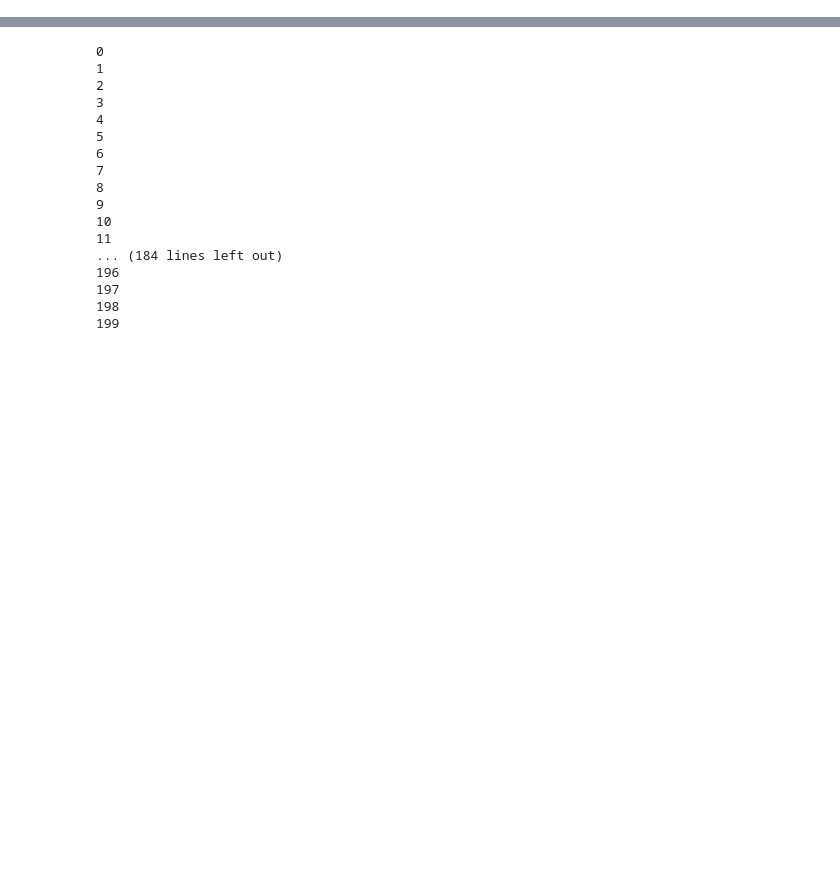
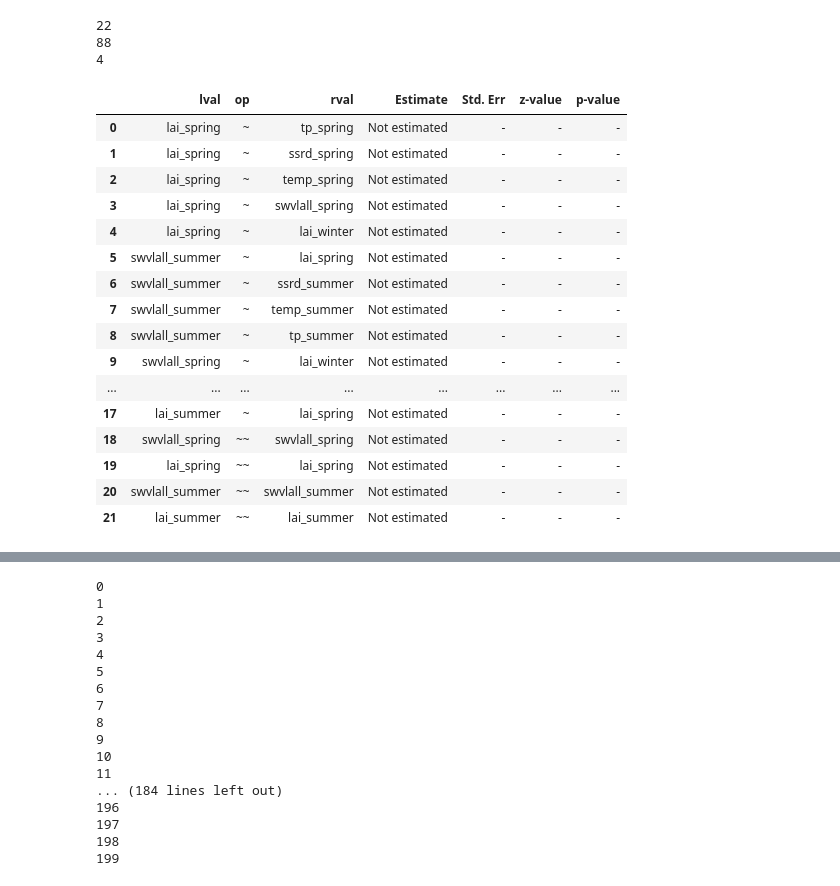
Before and after one commit to melioristic/preconditioned-compound-vegetation, a Jupyter notebook: n6_spatial_pattern_sem.ipynb, the cells around one changed output, grey strips where cells are left out. Cells and saved outputs as stored; diff of their text form; code cells hidden in the pictures; blank space fills up the shorter version.

```diff
--- a/n6_spatial_pattern_sem.ipynb
+++ b/n6_spatial_pattern_sem.ipynb
@@ -8,16 +10,17 @@ import numpy as np
 # %%
-temp_path = "/Users/anand/Documents/data/project_3_data/data/aggregated_temp.nc"
-tp_path = "/Users/anand/Documents/data/project_3_data/data/aggregated_tp.nc"
-rad_path = "/Users/anand/Documents/data/project_3_data/data/aggregated_ssrd.nc"
-lai_path = "/Users/anand/Documents/data/project_3_data/data/aggregated_lai.nc"
-swvlall_path = "/Users/anand/Documents/data/project_3_data/data/aggregated_swvlall.nc"
-vpd_path = "/Users/anand/Documents/data/project_3_data/data/aggregated_vpd.nc"
+t2m_path = "/Users/anand/Documents/data/project_3_data/data/detrended_t2m.nc"
+tp_path = "/Users/anand/Documents/data/project_3_data/data/detrended_tp.nc"
+rad_path = "/Users/anand/Documents/data/project_3_data/data/detrended_ssrd.nc"
+lai_path = "/Users/anand/Documents/data/project_3_data/data/detrended_lai.nc"
+swvlall_path = "/Users/anand/Documents/data/project_3_data/data/detrended_swvlall.nc"
+vpd_path = "/Users/anand/Documents/data/project_3_data/data/detrended_vpd.nc"
+sd_path = "/Users/anand/Documents/data/project_3_data/data/detrended_sd.nc"
 
-
-temp_data = xr.open_dataset(temp_path)
+t2m_data = xr.open_dataset(t2m_path)
 tp_data = xr.open_dataset(tp_path)
 ssrd_data = xr.open_dataset(rad_path)
 swvlall_data = xr.open_dataset(swvlall_path)
 vpd_data = xr.open_dataset(vpd_path)
 lai_data = xr.open_dataset(lai_path)
+sd_data = xr.open_dataset(sd_path)
 # %%
@@ -44,3 +47,31 @@ swvlall_summer = select_data(swvlall_data,  "summer")
 vpd_winter = select_data(vpd_data,  "winter")
 vpd_spring = select_data(vpd_data,  "spring")
 vpd_summer = select_data(vpd_data,  "summer")
+# %%
+model = sm.Model(mod_2)
+
+xr_dataset = create_xr_dataset(model, lai_data.latitude, lai_data.longitude)
+
+
+model.inspect()
+# %% [output]
+22
+88
+4
+|  | lval | op | rval | Estimate | Std. Err | z-value | p-value |
+| 0 | lai_spring | ~ | tp_spring | Not estimated | - | - | - |
+| 1 | lai_spring | ~ | ssrd_spring | Not estimated | - | - | - |
+| 2 | lai_spring | ~ | temp_spring | Not estimated | - | - | - |
+| 3 | lai_spring | ~ | swvlall_spring | Not estimated | - | - | - |
+| 4 | lai_spring | ~ | lai_winter | Not estimated | - | - | - |
+| 5 | swvlall_summer | ~ | lai_spring | Not estimated | - | - | - |
+| 6 | swvlall_summer | ~ | ssrd_summer | Not estimated | - | - | - |
+| 7 | swvlall_summer | ~ | temp_summer | Not estimated | - | - | - |
+| 8 | swvlall_summer | ~ | tp_summer | Not estimated | - | - | - |
+| 9 | swvlall_spring | ~ | lai_winter | Not estimated | - | - | - |
+| ... | ... | ... | ... | ... | ... | ... | ... |
+| 17 | lai_summer | ~ | lai_spring | Not estimated | - | - | - |
+| 18 | swvlall_spring | ~~ | swvlall_spring | Not estimated | - | - | - |
+| 19 | lai_spring | ~~ | lai_spring | Not estimated | - | - | - |
+| 20 | swvlall_summer | ~~ | swvlall_summer | Not estimated | - | - | - |
+| 21 | lai_summer | ~~ | lai_summer | Not estimated | - | - | - |
```
Also changed, not shown: parts of 13 cells of this notebook, 26 other files.
